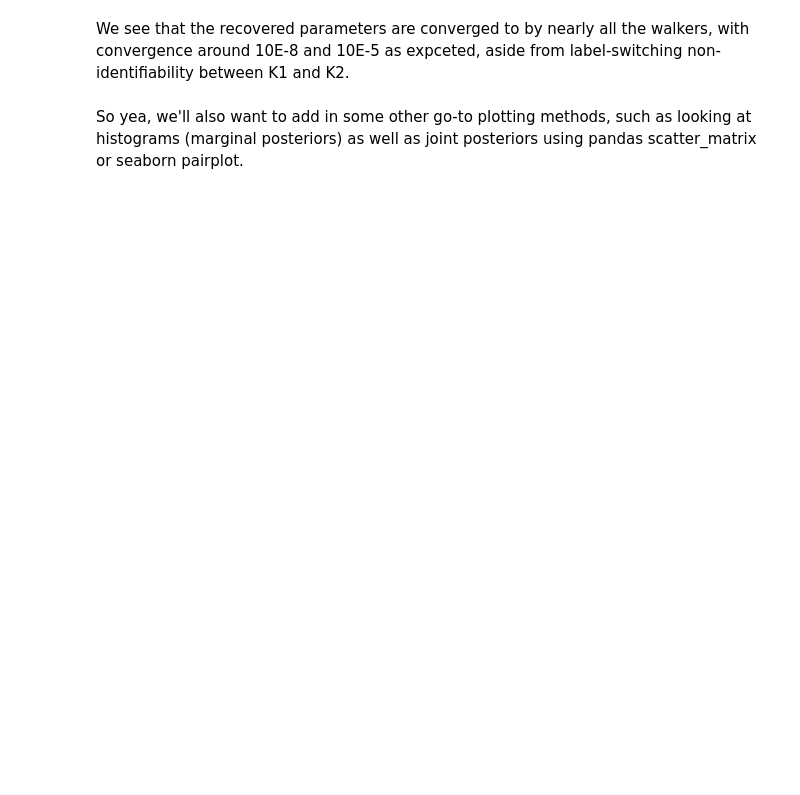
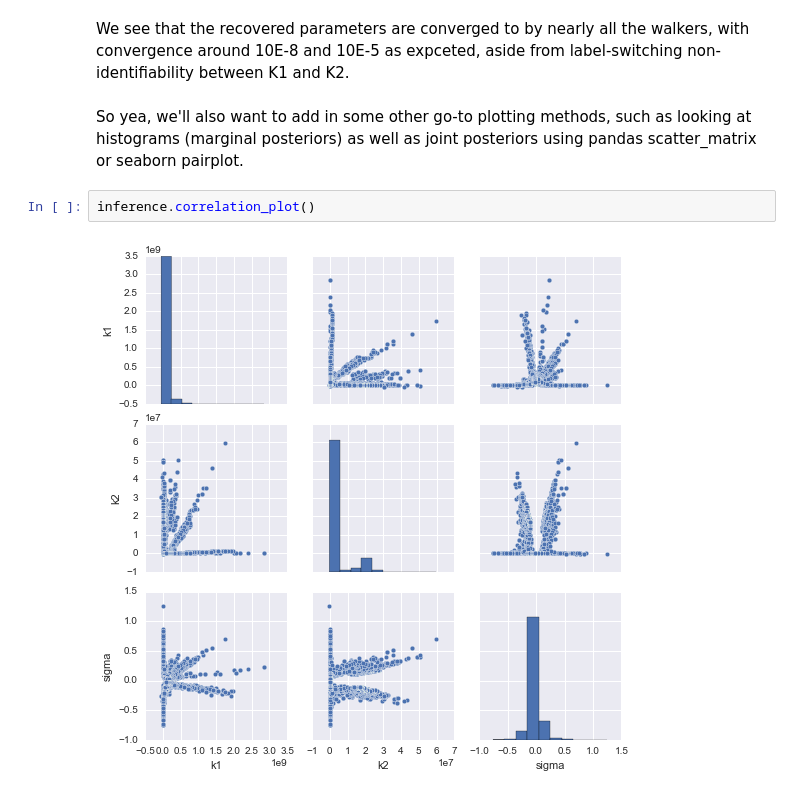
Before and after one commit to bliebeskind/EvoPhys, a Jupyter notebook: notebooks/model_inference_example.ipynb, the cells around one changed output. Cells and saved outputs as stored; diff of their text form; blank space fills up the shorter version.

Commit message:
adding plotting method for visualizing parameter correlations

```diff
--- a/notebooks/model_inference_example.ipynb
+++ b/notebooks/model_inference_example.ipynb
@@ -57,3 +57,7 @@ inference.convergence_plot()
 We see that the recovered parameters are converged to by nearly all the walkers, with convergence around 10E-8 and 10E-5 as expceted, aside from label-switching non-identifiability between K1 and K2.
 # %% [markdown]
 So yea, we'll also want to add in some other go-to plotting methods, such as looking at histograms (marginal posteriors) as well as joint posteriors using pandas scatter_matrix or seaborn pairplot.
+# %%
+inference.correlation_plot()
+# %% [output]
+[figure, added]
```
Also changed, not shown: parts of 3 cells of this notebook, 1 other file.
